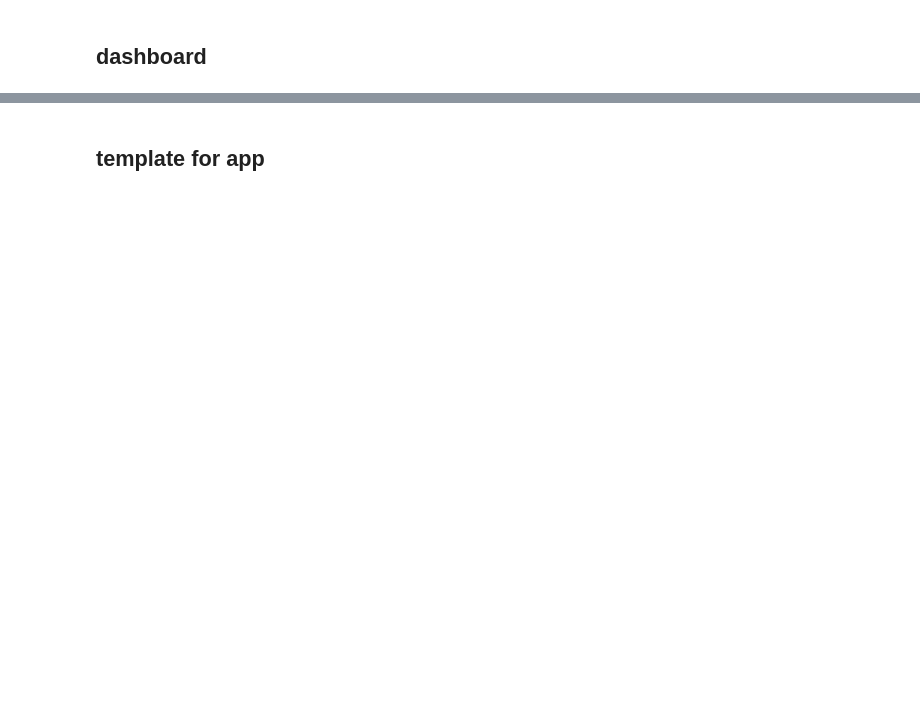
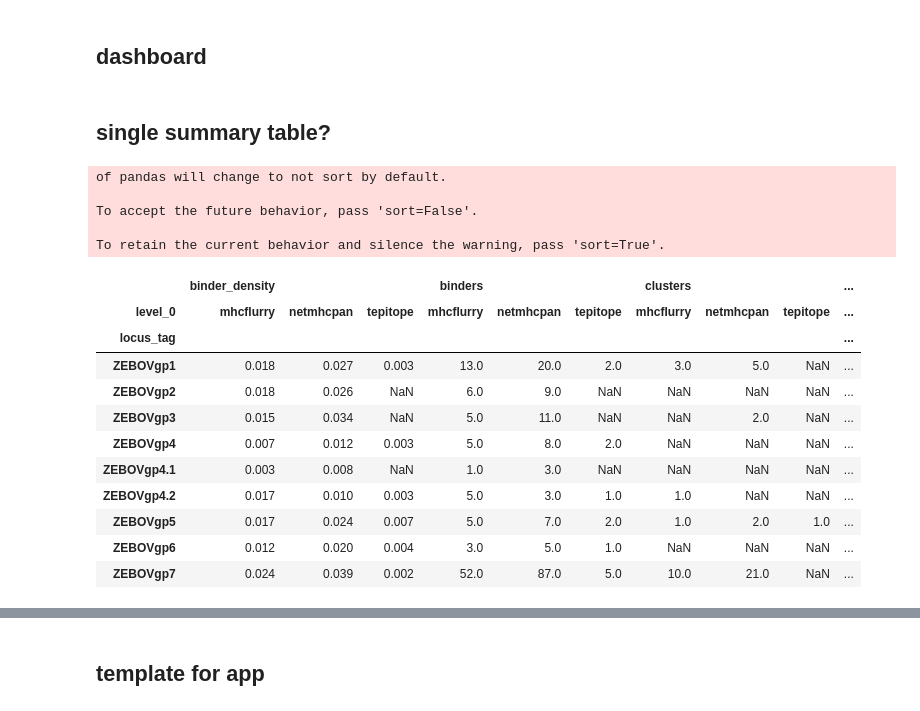
Before and after one commit to dmnfarrell/epitopepredict, a Jupyter notebook: notebooks/panel_test.ipynb, the cells around one changed output, grey strips where cells are left out. Saved outputs shown, nothing was run; the diff lists cells and outputs as text; code cells hidden in the pictures; blank space fills up the shorter version.

Commit message:
summary table

```diff
--- a/notebooks/panel_test.ipynb
+++ b/notebooks/panel_test.ipynb
@@ -180,6 +189,30 @@ def predictions_dashboard(path):
 reload(plotting)
 app = predictions_dashboard('../zaire_test/')
 app
+# %% [markdown]
+## single summary table?
+# %%
+data = web.get_summary_tables(path)
+X=pd.concat(data).reset_index()
+pd.pivot_table(X,index=['locus_tag'],columns=['level_0'])
+# %% [output]
+of pandas will change to not sort by default.
+
+To accept the future behavior, pass 'sort=False'.
+
+To retain the current behavior and silence the warning, pass 'sort=True'.
+|  | binder_density |  |  | binders |  |  | clusters |  |  | ... |
+| level_0 | mhcflurry | netmhcpan | tepitope | mhcflurry | netmhcpan | tepitope | mhcflurry | netmhcpan | tepitope | ... |
+| locus_tag |  |  |  |  |  |  |  |  |  | ... |
+| ZEBOVgp1 | 0.018 | 0.027 | 0.003 | 13.0 | 20.0 | 2.0 | 3.0 | 5.0 | NaN | ... |
+| ZEBOVgp2 | 0.018 | 0.026 | NaN | 6.0 | 9.0 | NaN | NaN | NaN | NaN | ... |
+| ZEBOVgp3 | 0.015 | 0.034 | NaN | 5.0 | 11.0 | NaN | NaN | 2.0 | NaN | ... |
+| ZEBOVgp4 | 0.007 | 0.012 | 0.003 | 5.0 | 8.0 | 2.0 | NaN | NaN | NaN | ... |
+| ZEBOVgp4.1 | 0.003 | 0.008 | NaN | 1.0 | 3.0 | NaN | NaN | NaN | NaN | ... |
+| ZEBOVgp4.2 | 0.017 | 0.010 | 0.003 | 5.0 | 3.0 | 1.0 | 1.0 | NaN | NaN | ... |
+| ZEBOVgp5 | 0.017 | 0.024 | 0.007 | 5.0 | 7.0 | 2.0 | 1.0 | 2.0 | 1.0 | ... |
+| ZEBOVgp6 | 0.012 | 0.020 | 0.004 | 3.0 | 5.0 | 1.0 | NaN | NaN | NaN | ... |
+| ZEBOVgp7 | 0.024 | 0.039 | 0.002 | 52.0 | 87.0 | 5.0 | 10.0 | 21.0 | NaN | ... |
 # %%
 def bokeh_plot_sequence(preds, **kwargs):
     """Plot sequence view of binders """
```
Also changed, not shown: parts of 3 cells of this notebook, 3 other files.
